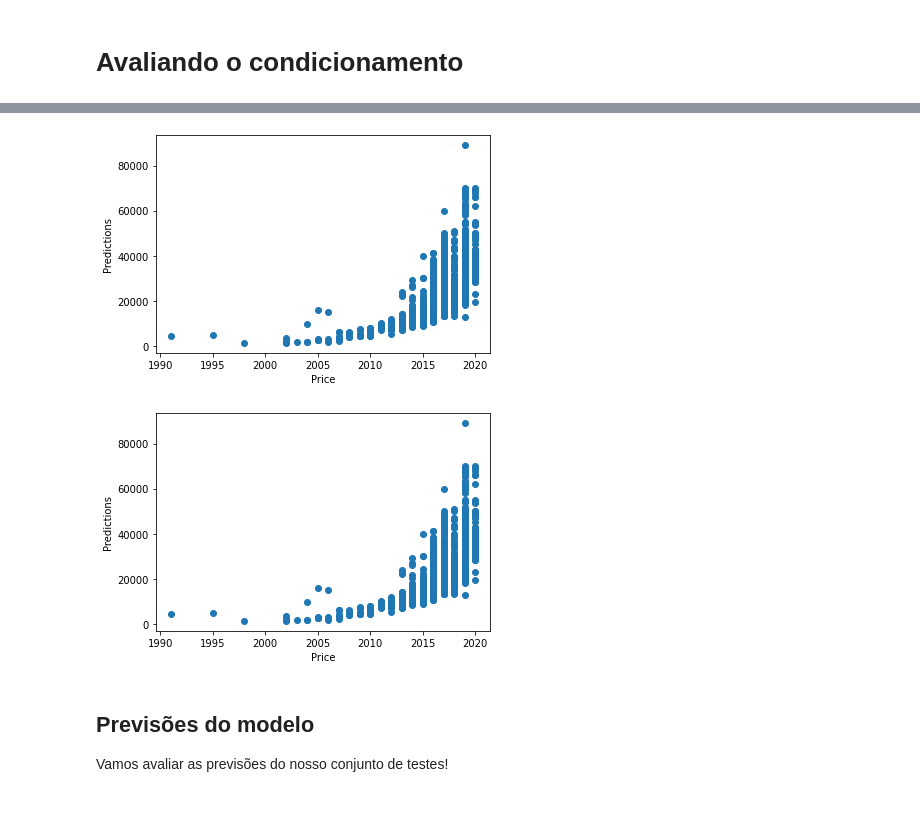
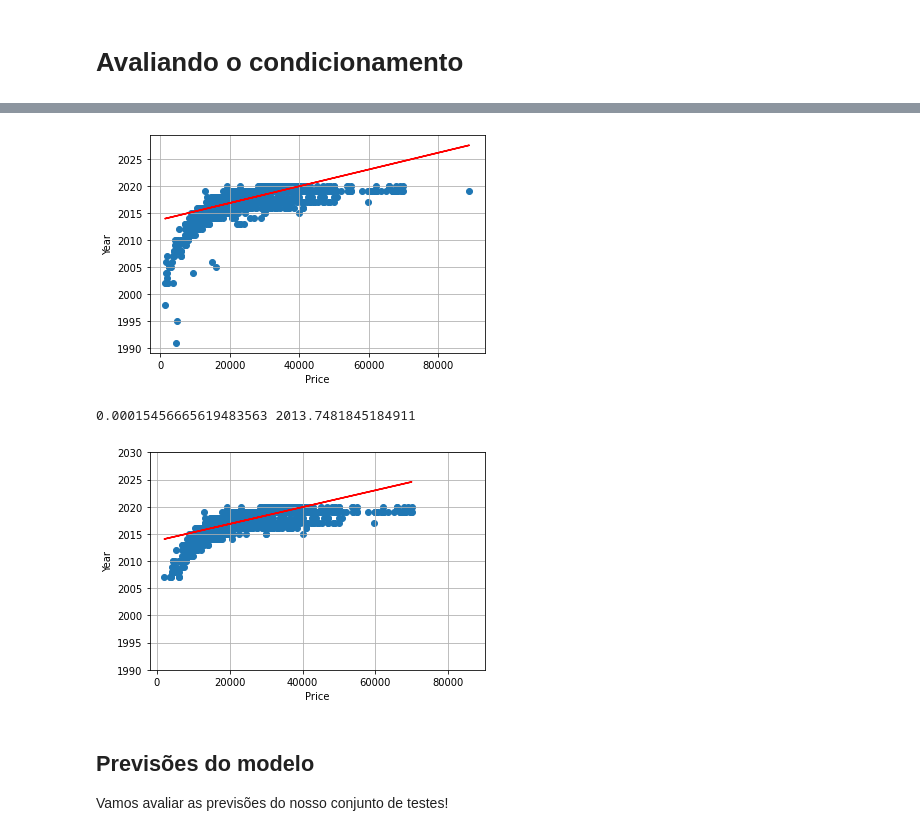
Before and after one commit to AmandaACLucio/Inteligencia_Computacional, a Jupyter notebook: RegressaoLinear.ipynb, the cells around one changed output, grey strips where cells are left out. Drawn from its saved outputs; the diff is of its cells as text; code cells hidden in the pictures; blank space fills up the shorter version.

```diff
--- a/RegressaoLinear.ipynb
+++ b/RegressaoLinear.ipynb
@@ -147,25 +149,48 @@ Podemos observar alguns outliers abaixo
 
 <img src='imagens/outliers.png' /></a>
-# %%
-from scipy import stats
-
-df = usedCars[['year', 'mileage','engineSize','price']]
-
-plt.scatter(df['year'],df['price'])
-plt.xlabel('Price')
-plt.ylabel('Predictions')
-plt.show()
-df[(np.abs(stats.zscore(df)) < 3).all(axis=1)]
-
-
-plt.scatter(df['year'],df['price'])
-#plt.plot(X_test,predictions, color='r')
-plt.xlabel('Price')
-plt.ylabel('Predictions')
-plt.show()
-# %% [output]
-[figure, removed]
-[figure, removed]
+# %%
+from scipy import stats
+
+df = usedCars[['year', 'mileage','engineSize','price']]
+
+yp = np.polyval([m, b], df['price'])
+plt.plot(df['price'], yp, color='r')
+plt.grid(True)
+plt.scatter(df['price'],df['year'])
+#m, b = np.polyfit(df['price'],df['year'], 1)
+#plt.plot(df['price'], m*df['price'] + b, color='r')
+plt.xlabel('Price')
+plt.ylabel('Year')
+plt.show()
+
+cols = ['year', 'mileage','engineSize','price']
+
+Q1 = df[cols].quantile(0.04)
+Q3 = df[cols].quantile(0.96)
+IQR = Q3 - Q1
+
+df = df[~((df[cols] < (Q1 - 1.5 * IQR)) |(df[cols] > (Q3 + 1.5 * IQR))).any(axis=1)]
+
+(m, b) = np.polyfit(df['price'], df['year'], 1)
+print(m, b)
+
+yp = np.polyval([m, b], df['price'])
+plt.plot(df['price'], yp, color='r')
+plt.grid(True)
+plt.scatter(df['price'],df['year'])
+plt.xlabel('Price')
+plt.ylabel('Year')
+ax = plt.gca()
+ax.set_xlim([-2000, 90000])
+ax.set_ylim([1990, 2030])
+
+#m, b = np.polyfit(df['price'],df['year'], 1)
+#plt.plot(df['price'], m*df['price'] + b, color='r')
+plt.show()
+# %% [output]
+[figure, added]
+0.00015456665619483563 2013.7481845184911
+[figure, added]
 # %% [markdown]
 ## Previsões do modelo
 
```
Also changed, not shown: parts of 4 cells of this notebook.
